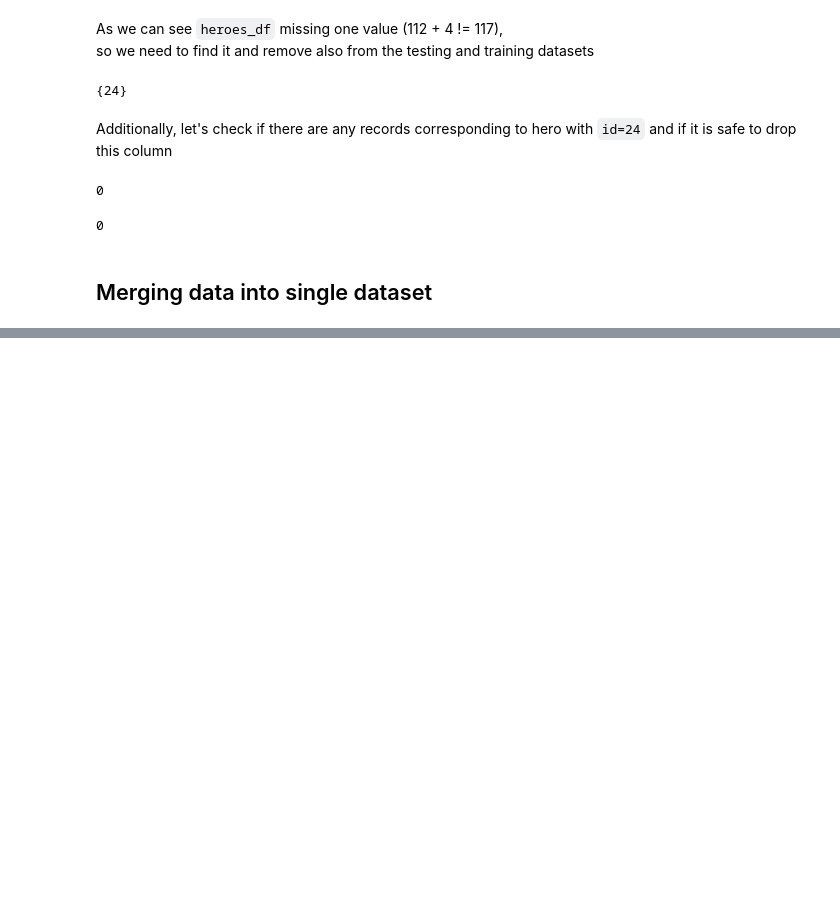
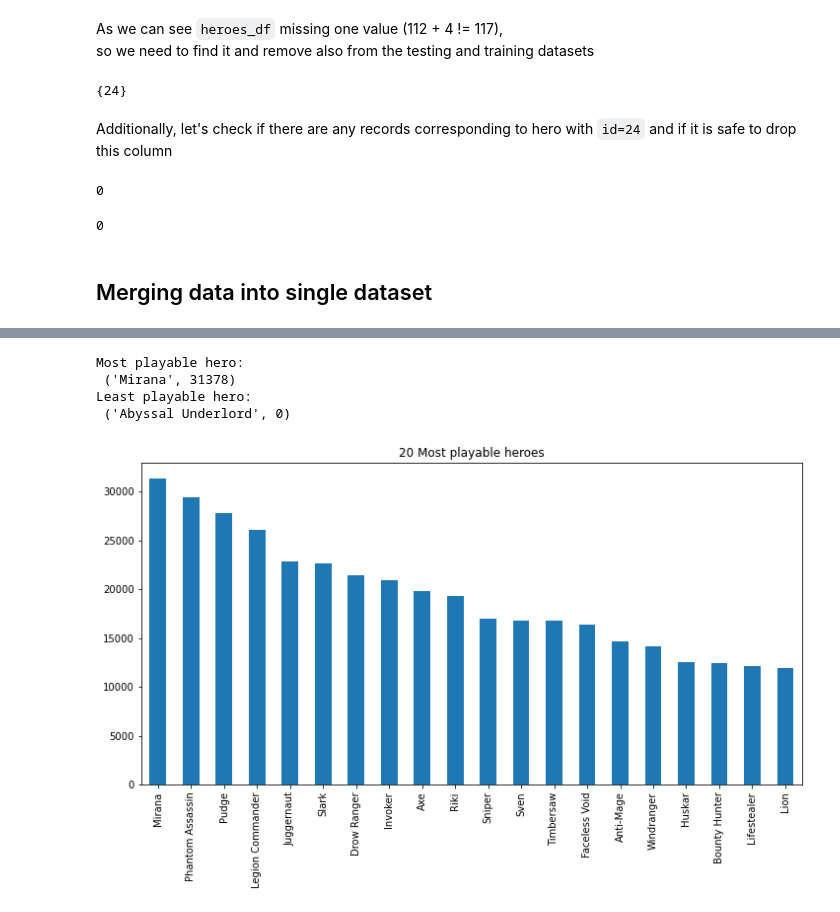
Before and after one commit to DthRazak/Dota2Project, a Jupyter notebook: dota2.ipynb, the cells around one changed output, grey strips where cells are left out. Cells and saved outputs as stored; diff of their text form; code cells hidden in the pictures; blank space fills up the shorter version.

```diff
--- a/dota2.ipynb
+++ b/dota2.ipynb
@@ -242,0 +280,3 @@ test_df
+# %%
+htrain_df = train_df.iloc[:, 4:]
+htrain_df
@@ -242,0 +297,3 @@ test_df
+# %%
+heroes_picks = htrain_df.astype(bool).sum(axis=0)
+heroes_picks
@@ -242,0 +313,14 @@ test_df
+# %%
+print("Most playable hero:\n", (heroes_picks.idxmax(), heroes_picks.max()))
+print("Least playable hero:\n", (heroes_picks.idxmin(), heroes_picks.min()))
+# %% [output]
+Most playable hero:
+ ('Mirana', 31378)
+Least playable hero:
+ ('Abyssal Underlord', 0)
+# %%
+heroes_20 = heroes_picks.sort_values(ascending=False).iloc[:20]
+# %%
+_ = heroes_20.plot(kind='bar', figsize=(12,6), title='20 Most playable heroes')
+# %% [output]
+[figure, added]
```
Also changed, not shown: parts of 21 cells of this notebook.
